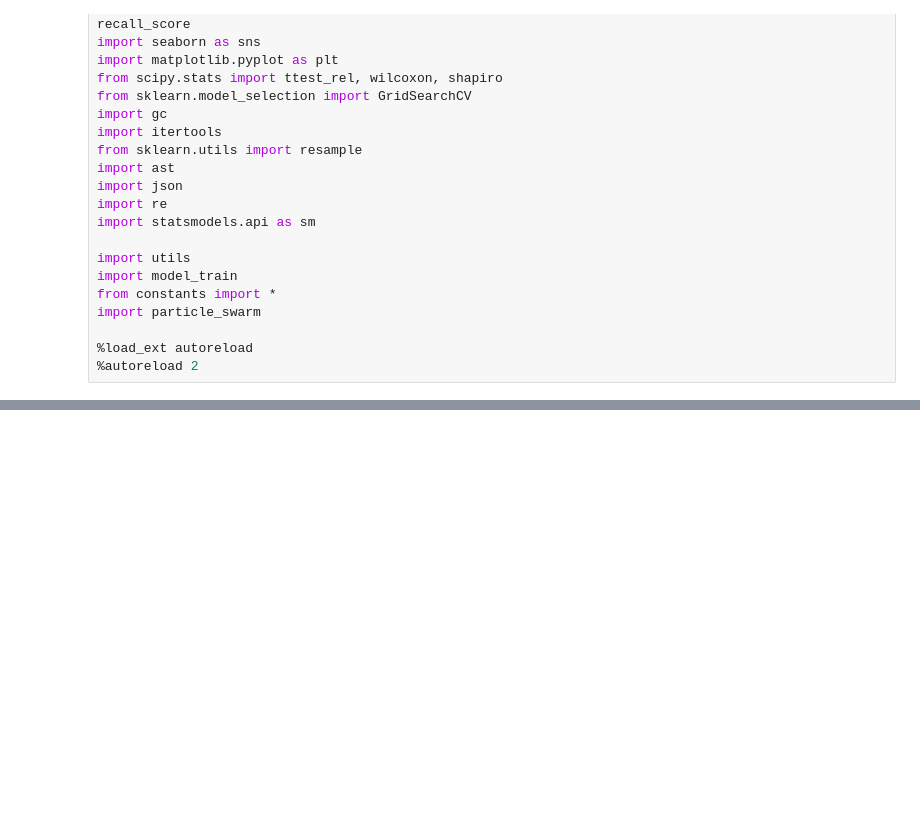
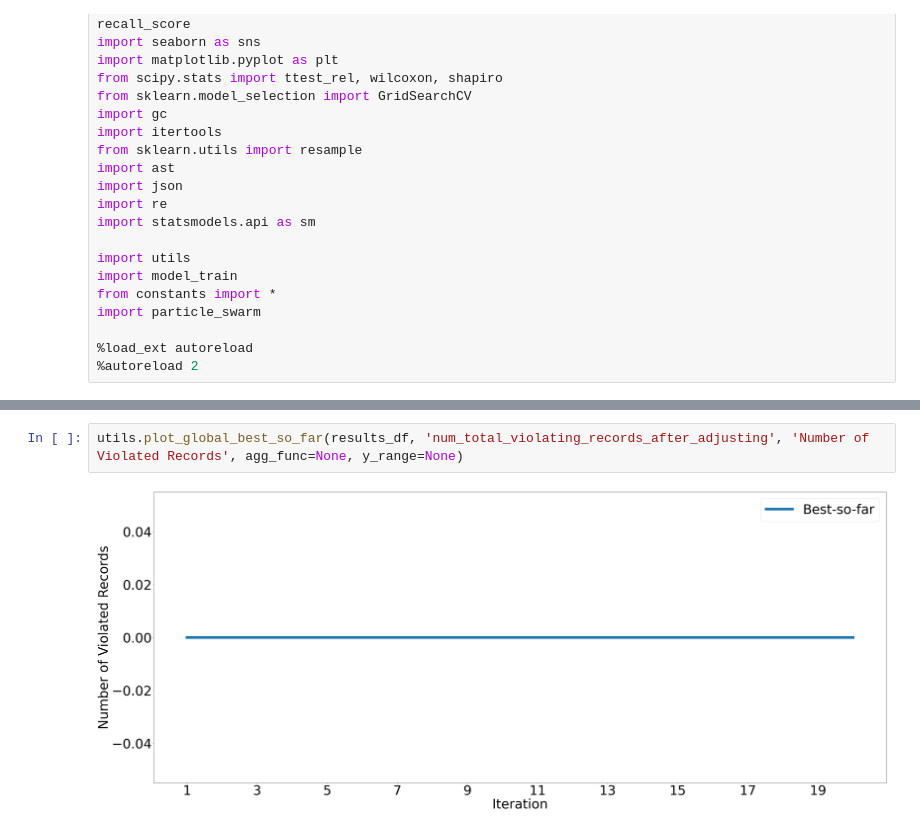
Before and after one commit to yw825/Closed_loop_Framework_for_Data_Anonymization, a Jupyter notebook: Iteration evaluations.ipynb, the cells around one changed output, grey strips where cells are left out. Saved outputs shown, nothing was run; the diff lists cells and outputs as text; blank space fills up the shorter version.

```diff
--- a/Iteration evaluations.ipynb
+++ b/Iteration evaluations.ipynb
@@ -44,0 +52,4 @@ utils.plot_global_best_so_far(results_df, 'Entropy-Loss', 'Minimum Loss Function
+# %%
+utils.plot_global_best_so_far(results_df, 'num_total_violating_records_after_adjusting', 'Number of Violated Records', agg_func=None, y_range=None)
+# %% [output]
+[figure, added]
```
Also changed, not shown: parts of 8 cells of this notebook, 24 other files.
